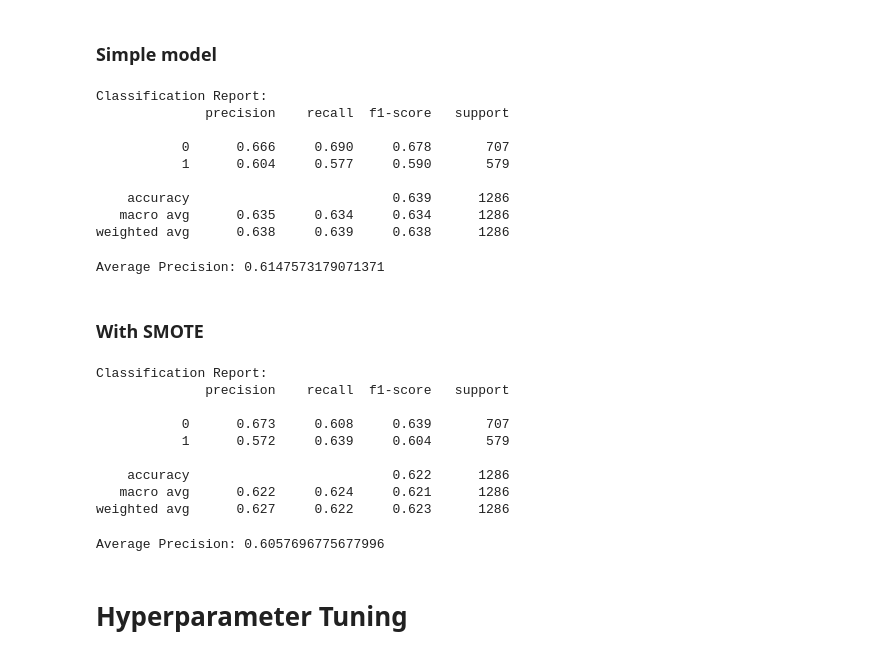
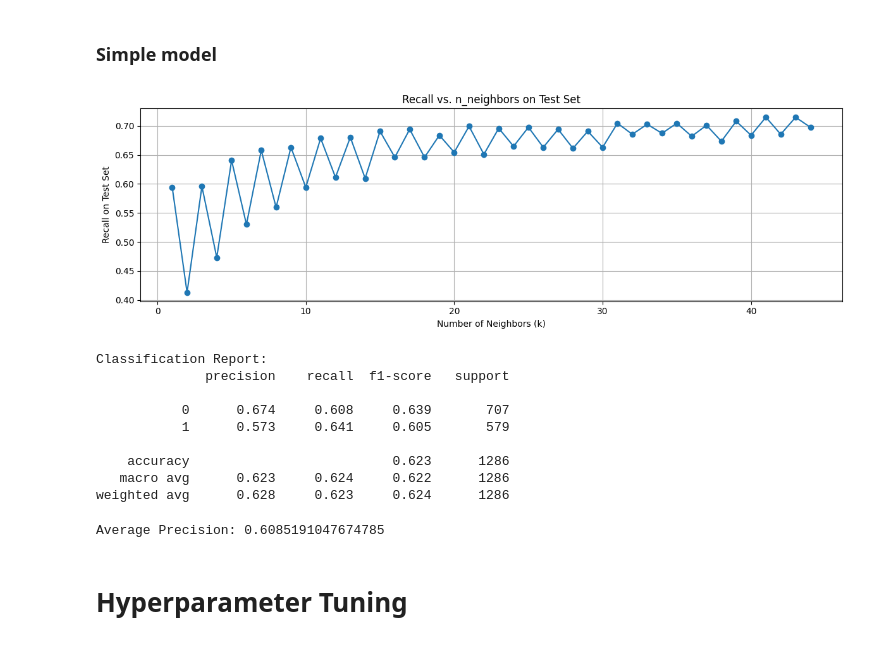
Before and after one commit to deepakbastola/malnutrition, a Jupyter notebook: models/knn.ipynb, the cells around one changed output. Saved outputs shown, nothing was run; the diff lists cells and outputs as text; code cells hidden in the pictures.

```diff
--- a/models/knn.ipynb
+++ b/models/knn.ipynb
@@ -16,8 +16,8 @@ from sklearn.inspection import permutation_importance
 # %% [markdown]
 ## Load Data
 # %%
-# df = pd.read_csv(r"C:\Users\dbastola2022\OneDrive - Florida Atlantic University\Academics\Research\Malnutrition\MICS\malnutrition\Dataset\ch.csv") #Local
-df = pd.read_csv('/kaggle/input/malnutrition/ch.csv')
+df = pd.read_csv(r"C:\Users\dbastola2022\OneDrive - Florida Atlantic University\Academics\Research\Malnutrition\MICS\malnutrition\Dataset\ch.csv") #Local
+# df = pd.read_csv('/kaggle/input/malnutrition/ch.csv')
 df.head(2)
 # %% [output]
 |  | child_age | child_weight | diarrhoea_last_2_weeks | fever_last_2_weeks | area | child_sex | ... |
@@ -61,42 +44,22 @@ After SMOTE:  Counter({1: 2828, 0: 2828})
-# %%
-knn = KNeighborsClassifier()
-knn.fit(X_train, y_train)
-y_pred = knn.predict(X_test)
-print(f'Classification Report: \n{classification_report(y_test, y_pred, digits = 3)}\n')
-# %% [output]
-Classification Report:
-              precision    recall  f1-score   support
-
-           0      0.666     0.690     0.678       707
-           1      0.604     0.577     0.590       579
-
-    accuracy                          0.639      1286
-   macro avg      0.635     0.634     0.634      1286
-weighted avg      0.638     0.639     0.638      1286
-# %%
-y_probas = knn.predict_proba(X_test)[:, 1]
-print(f'Average Precision: {average_precision_score(y_test, y_probas)}')
-# %% [output]
-Average Precision: 0.6147573179071371
-# %% [markdown]
-### With SMOTE
 # %%
-# recalls = []
+recalls = []
 
-# for k in range(1, 45):
-#     knn_sm = KNeighborsClassifier(n_neighbors=k, weights='distance')
-#     knn_sm.fit(X_train_sm, y_train_sm)
-#     y_pred = knn_sm.predict(X_test)
-#     recalls.append(recall_score(y_test, y_pred))
+for k in range(1, 45):
+    knn_sm = KNeighborsClassifier(n_neighbors=k)
+    knn_sm.fit(X_train_sm, y_train_sm)
+    y_pred = knn_sm.predict(X_test)
+    recalls.append(recall_score(y_test, y_pred))
 
-# plt.figure(figsize=(12, 4))
-# plt.plot(range(1, 45), recalls, marker='o')
-# plt.xlabel("Number of Neighbors (k)")
-# plt.ylabel("Recall on Test Set")
-# plt.title("Recall vs. n_neighbors on Test Set")
-# plt.grid()
-# plt.tight_layout()
-# plt.show()
+plt.figure(figsize=(12, 4))
+plt.plot(range(1, 45), recalls, marker='o')
+plt.xlabel("Number of Neighbors (k)")
+plt.ylabel("Recall on Test Set")
+plt.title("Recall vs. n_neighbors on Test Set")
+plt.grid()
+plt.tight_layout()
+plt.show()
+# %% [output]
+[figure, added]
 # %%
 knn_sm = KNeighborsClassifier()
 knn_sm.fit(X_train_sm, y_train_sm)
@@ -106,17 +69,17 @@ print(f'Classification Report: \n{classification_report(y_test, y_pred, digits =
 Classification Report:
               precision    recall  f1-score   support
 
-           0      0.673     0.608     0.639       707
-           1      0.572     0.639     0.604       579
+           0      0.674     0.608     0.639       707
+           1      0.573     0.641     0.605       579
 
-    accuracy                          0.622      1286
-   macro avg      0.622     0.624     0.621      1286
-weighted avg      0.627     0.622     0.623      1286
+    accuracy                          0.623      1286
+   macro avg      0.623     0.624     0.622      1286
+weighted avg      0.628     0.623     0.624      1286
 # %%
 y_probas = knn_sm.predict_proba(X_test)[:, 1]
 print(f'Average Precision: {average_precision_score(y_test, y_probas)}')
 # %% [output]
-Average Precision: 0.6057696775677996
+Average Precision: 0.6085191047674785
 # %% [markdown]
 # Hyperparameter Tuning
 # %%
```
Also changed, not shown: parts of 15 cells of this notebook, 1 other file.
